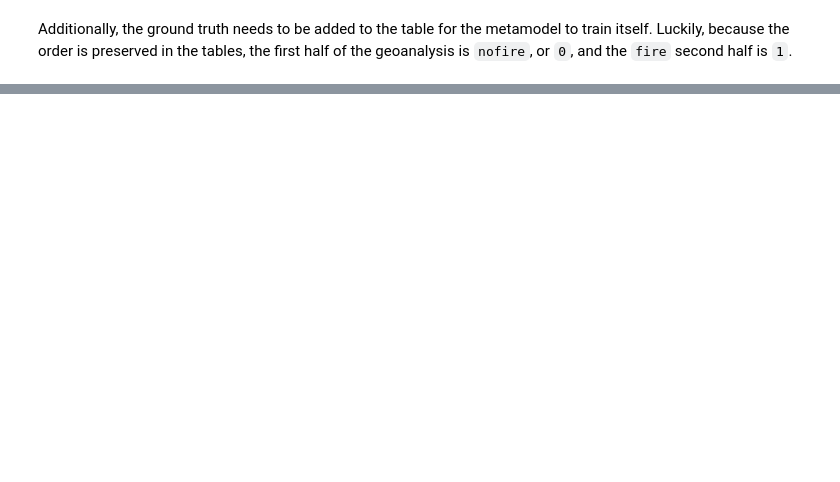
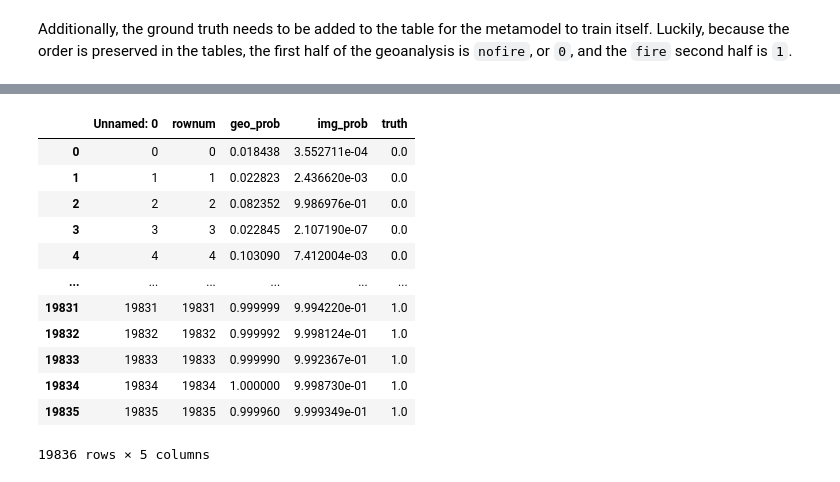
Before and after one commit to sralter/classifire, a Jupyter notebook: 01_capstone_notebooks/alter_samuel_capstone_metamodel.ipynb, the cells around one changed output, grey strips where cells are left out. Cells and saved outputs as stored; diff of their text form; code cells hidden in the pictures; blank space fills up the shorter version.

```diff
--- a/01_capstone_notebooks/alter_samuel_capstone_metamodel.ipynb
+++ b/01_capstone_notebooks/alter_samuel_capstone_metamodel.ipynb
@@ -116,2 +109,14 @@ img_prob.iloc[0:9919,:]
 # %% [markdown]
 Additionally, the ground truth needs to be added to the table for the metamodel to train itself. Luckily, because the order is preserved in the tables, the first half of the geoanalysis is `nofire`, or `0`, and the `fire` second half is `1`.
+# %%
+# create arrays of zeros and ones
+# to add to prediction table
+
+zero=np.zeros((9918,1))
+zero=pd.DataFrame(zero)
+
+one=np.ones((9918,1))
+one=pd.DataFrame(one)
+
+truths=pd.concat([zero,one])
+truths
@@ -117,0 +158,11 @@ Additionally, the ground truth needs to be added to the table for the metamodel
+# %%
+img_prob_1=img_prob.iloc[0:9918,:]
+img_prob_0=img_prob.iloc[9918:,:]
+# %%
+# concatenate and drop the complementary column
+img_prob_corrected=pd.concat([img_prob_0,img_prob_1])
+# img_prob_corrected=img_prob_corrected['0']
+# img_prob_corrected=img_prob_corrected.reset_index
+img_prob_corrected['img_prob']=img_prob_corrected['0']
+img_prob_corrected=img_prob_corrected.reset_index(drop=True)
+img_prob_corrected
@@ -117,0 +185,16 @@ Additionally, the ground truth needs to be added to the table for the metamodel
+# %%
+# img_prob and truth
+
+preds=pd.concat([img_prob_corrected,truths.reset_index(drop=True)],axis=1)
+
+# select only certain columns
+preds=preds.iloc[:,[1,3,4]]
+
+# drop repeat columns
+preds=preds.drop(labels=(preds.columns[0]),axis=1)
+
+# rename truth column
+preds['truth']=preds.iloc[:,[1]]
+preds=preds.iloc[:,[0,2]]
+
+preds
@@ -117,0 +215,19 @@ Additionally, the ground truth needs to be added to the table for the metamodel
+# %%
+# now add geo predictions
+
+preds=pd.concat([geo_prob.reset_index(drop=True),preds],axis=1)
+preds
+# %% [output]
+|  | Unnamed: 0 | rownum | geo_prob | img_prob | truth |
+| 0 | 0 | 0 | 0.018438 | 3.552711e-04 | 0.0 |
+| 1 | 1 | 1 | 0.022823 | 2.436620e-03 | 0.0 |
+| 2 | 2 | 2 | 0.082352 | 9.986976e-01 | 0.0 |
+| 3 | 3 | 3 | 0.022845 | 2.107190e-07 | 0.0 |
+| 4 | 4 | 4 | 0.103090 | 7.412004e-03 | 0.0 |
+| ... | ... | ... | ... | ... | ... |
+| 19831 | 19831 | 19831 | 0.999999 | 9.994220e-01 | 1.0 |
+| 19832 | 19832 | 19832 | 0.999992 | 9.998124e-01 | 1.0 |
+| 19833 | 19833 | 19833 | 0.999990 | 9.992367e-01 | 1.0 |
+| 19834 | 19834 | 19834 | 1.000000 | 9.998730e-01 | 1.0 |
+| 19835 | 19835 | 19835 | 0.999960 | 9.999349e-01 | 1.0 |
+19836 rows × 5 columns
```
Also changed, not shown: parts of 18 cells of this notebook, 2 other files.
